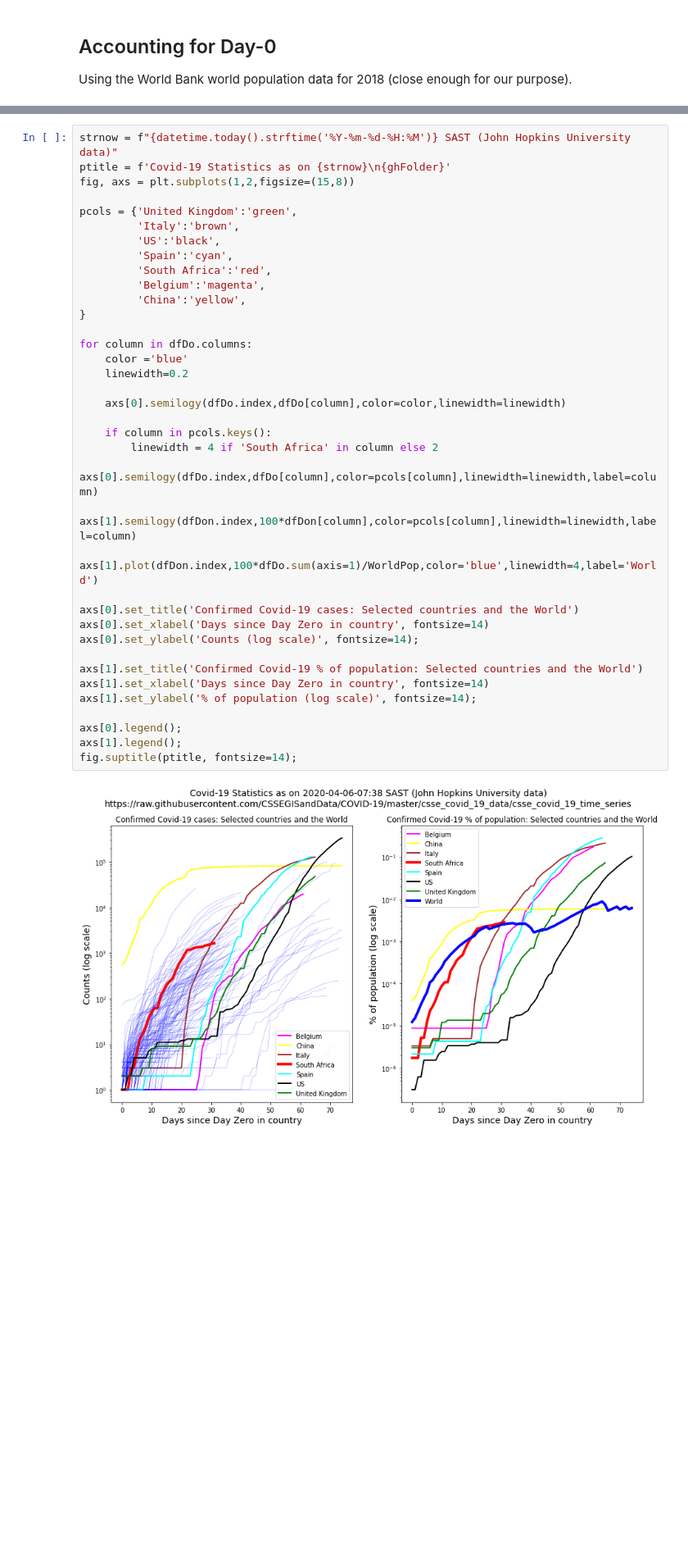
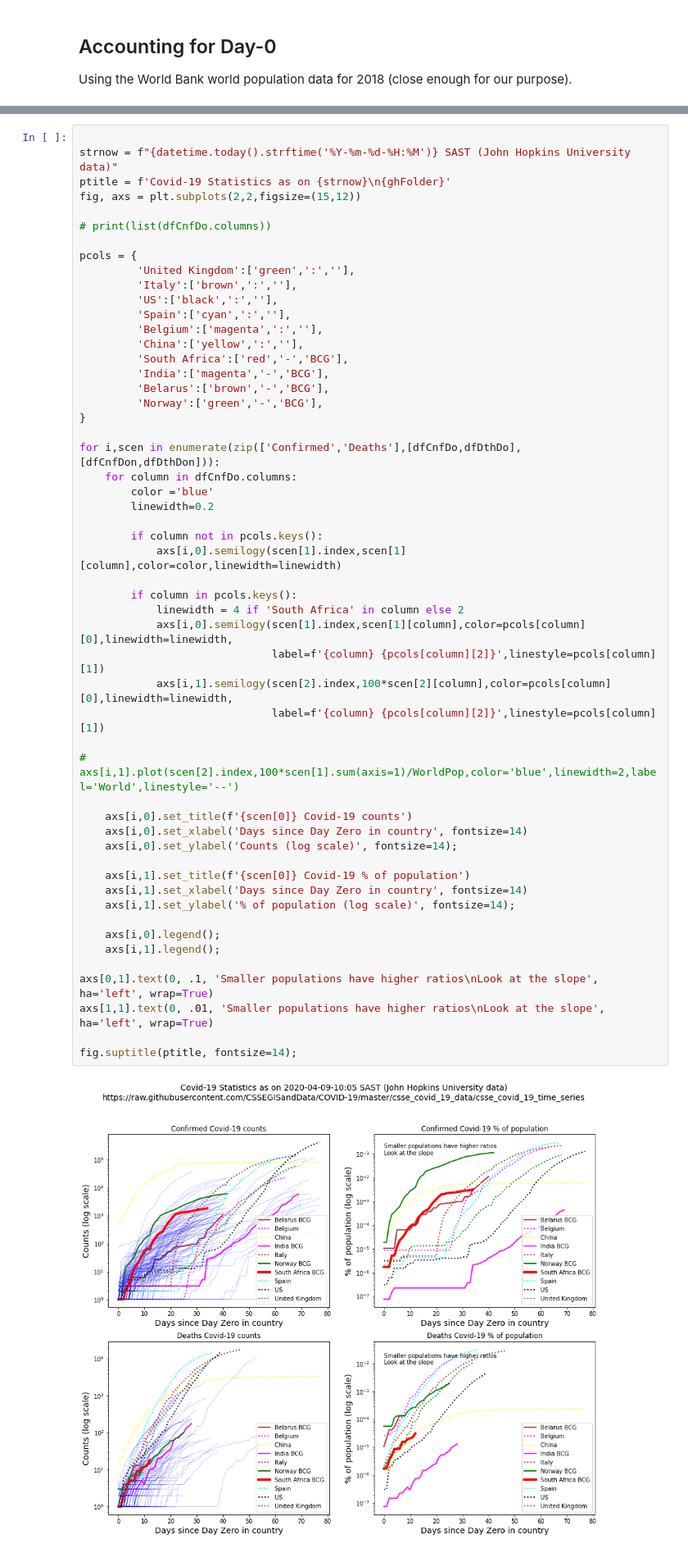
Before and after one commit to NelisW/miscellania, a Jupyter notebook: TrackCovidinZa.ipynb, the cells around one changed output, grey strips where cells are left out. Shown at 82% size. Saved outputs shown, nothing was run; the diff lists cells and outputs as text; blank space fills up the shorter version.

Commit message:
updated covid to plot deaths vs BCG

```diff
--- a/TrackCovidinZa.ipynb
+++ b/TrackCovidinZa.ipynb
@@ -223,43 +247,58 @@ for column in dfCnfT.columns:
 # %%
+
 strnow = f"{datetime.today().strftime('%Y-%m-%d-%H:%M')} SAST (John Hopkins University data)"
 ptitle = f'Covid-19 Statistics as on {strnow}\n{ghFolder}'
-fig, axs = plt.subplots(1,2,figsize=(15,8))
+fig, axs = plt.subplots(2,2,figsize=(15,12))
 
-pcols = {'United Kingdom':'green',
-         'Italy':'brown',
-         'US':'black',
-         'Spain':'cyan',
-         'South Africa':'red',
-         'Belgium':'magenta',
-         'China':'yellow',
+# print(list(dfCnfDo.columns))
+
+pcols = {
+         'United Kingdom':['green',':',''],
+         'Italy':['brown',':',''],
+         'US':['black',':',''],
+         'Spain':['cyan',':',''],
+         'Belgium':['magenta',':',''],
+         'China':['yellow',':',''],
+         'South Africa':['red','-','BCG'],
+         'India':['magenta','-','BCG'],
+         'Belarus':['brown','-','BCG'],
+         'Norway':['green','-','BCG'],
 }
 
-for column in dfDo.columns:
-    color ='blue'
-    linewidth=0.2
+for i,scen in enumerate(zip(['Confirmed','Deaths'],[dfCnfDo,dfDthDo],[dfCnfDon,dfDthDon])):
+    for column in dfCnfDo.columns:
+        color ='blue'
+        linewidth=0.2
 
-    axs[0].semilogy(dfDo.index,dfDo[column],color=color,linewidth=linewidth)
+        if column not in pcols.keys():
+            axs[i,0].semilogy(scen[1].index,scen[1][column],color=color,linewidth=linewidth)
 
-    if column in pcols.keys():
-        linewidth = 4 if 'South Africa' in column else 2
-        axs[0].semilogy(dfDo.index,dfDo[column],color=pcols[column],linewidth=linewidth,label=column)
-        axs[1].semilogy(dfDon.index,100*dfDon[column],color=pcols[column],linewidth=linewidth,label=column)
+        if column in pcols.keys():
+            linewidth = 4 if 'South Africa' in column else 2
+            axs[i,0].semilogy(scen[1].index,scen[1][column],color=pcols[column][0],linewidth=linewidth,
+                              label=f'{column} {pcols[column][2]}',linestyle=pcols[column][1])
+            axs[i,1].semilogy(scen[2].index,100*scen[2][column],color=pcols[column][0],linewidth=linewidth,
+                              label=f'{column} {pcols[column][2]}',linestyle=pcols[column][1])
 
-axs[1].plot(dfDon.index,100*dfDo.sum(axis=1)/WorldPop,color='blue',linewidth=4,label='World')
+#     axs[i,1].plot(scen[2].index,100*scen[1].sum(axis=1)/WorldPop,color='blue',linewidth=2,label='World',linestyle='--')
 
-axs[0].set_title('Confirmed Covid-19 cases: Selected countries and the World')
-axs[0].set_xlabel('Days since Day Zero in country', fontsize=14)
-axs[0].set_ylabel('Counts (log scale)', fontsize=14);
+    axs[i,0].set_title(f'{scen[0]} Covid-19 counts')
+    axs[i,0].set_xlabel('Days since Day Zero in country', fontsize=14)
+    axs[i,0].set_ylabel('Counts (log scale)', fontsize=14);
 
-axs[1].set_title('Confirmed Covid-19 % of population: Selected countries and the World')
-axs[1].set_xlabel('Days since Day Zero in country', fontsize=14)
-axs[1].set_ylabel('% of population (log scale)', fontsize=14);
+    axs[i,1].set_title(f'{scen[0]} Covid-19 % of population')
+    axs[i,1].set_xlabel('Days since Day Zero in country', fontsize=14)
+    axs[i,1].set_ylabel('% of population (log scale)', fontsize=14);
 
-axs[0].legend();
-axs[1].legend();
+    axs[i,0].legend();
+    axs[i,1].legend();
+
+axs[0,1].text(0, .1, 'Smaller populations have higher ratios\nLook at the slope', ha='left', wrap=True)
+axs[1,1].text(0, .01, 'Smaller populations have higher ratios\nLook at the slope', ha='left', wrap=True)
+
 fig.suptitle(ptitle, fontsize=14);
 # %% [output]
-[figure, old version]
+[figure, new version]
 # %%
 # to get software versions
 # https://github.com/rasbt/watermark
```
Also changed, not shown: parts of 6 cells of this notebook.
